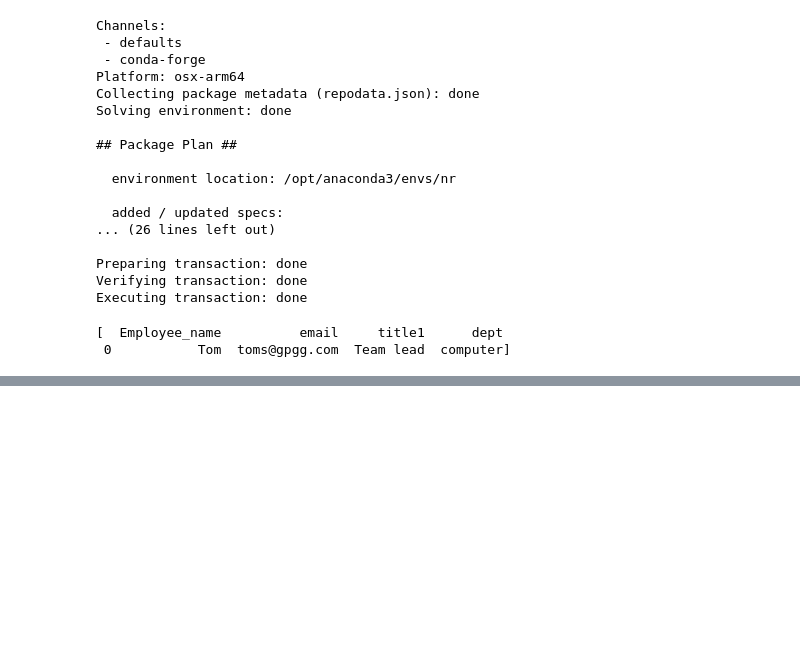
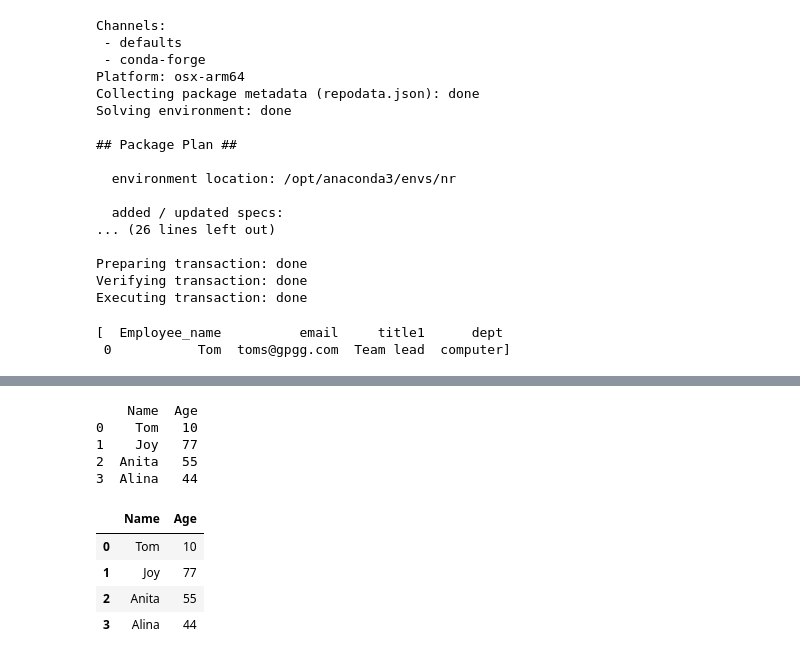
Before and after one commit to rajpuranirali/DS, a Jupyter notebook: DA/visulization.ipynb, the cells around one changed output, grey strips where cells are left out. Cells and saved outputs as stored; diff of their text form; code cells hidden in the pictures; blank space fills up the shorter version.

```diff
--- a/DA/visulization.ipynb
+++ b/DA/visulization.ipynb
@@ -153,0 +191,9 @@ df4
+# %%
+ex = pd.read_excel('age.xlsx')
+print(ex)
+# %% [output]
+    Name  Age
+0    Tom   10
+1    Joy   77
+2  Anita   55
+3  Alina   44
@@ -153,0 +203,8 @@ df4
+# %%
+pd.read_pickle('ex')
+# %% [output]
+|  | Name | Age |
+| 0 | Tom | 10 |
+| 1 | Joy | 77 |
+| 2 | Anita | 55 |
+| 3 | Alina | 44 |
```
Also changed, not shown: parts of 4 cells of this notebook, 2 other files.
